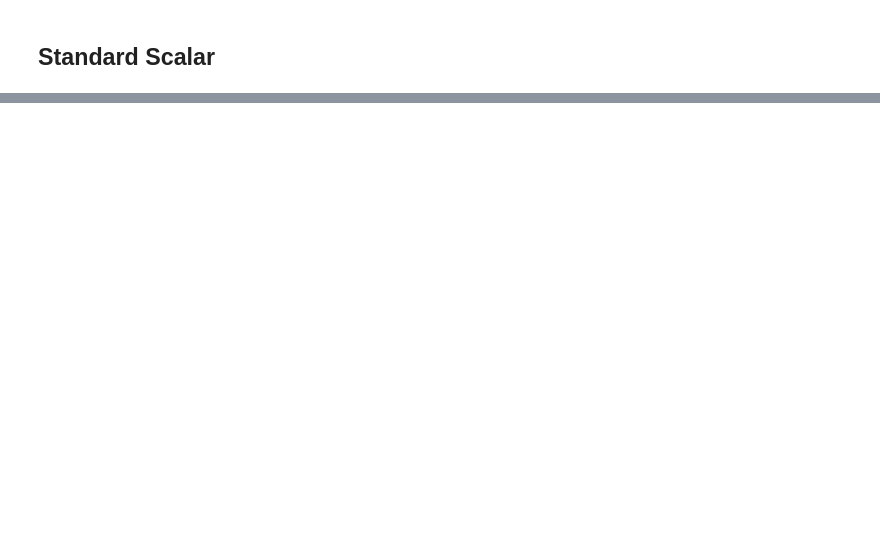
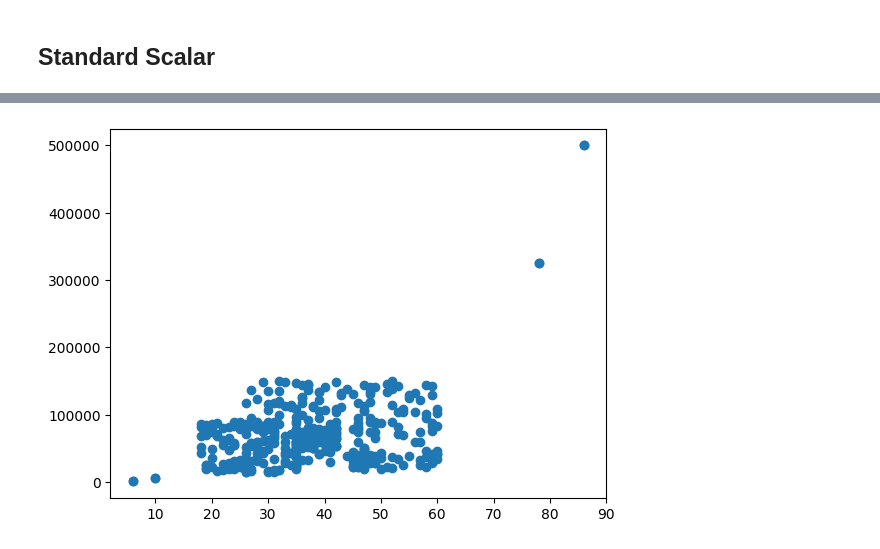
Before and after one commit to HaiderRasoolQadri/ml-journey-and-projects, a Jupyter notebook: Feature Scaling/Standardization/standardization.ipynb, the cells around one changed output, grey strips where cells are left out. Cells and saved outputs as stored; diff of their text form; code cells hidden in the pictures; blank space fills up the shorter version.

```diff
--- a/Feature Scaling/Standardization/standardization.ipynb
+++ b/Feature Scaling/Standardization/standardization.ipynb
@@ -68,0 +185,13 @@ X_test_transformed = ss.transform(X_test)
+# %%
+# Lets add some outliers in the data
+df = pd.concat([df, pd.DataFrame({
+    'Age': [6, 78, 86, 10],
+    'EstimatedSalary': [1000, 325000, 500000, 6000],
+    'Purchased': [0, 1, 1, 0]})],
+    ignore_index = True)
+# %%
+# Lets have a scatter plot
+plt.scatter(df['Age'], df['EstimatedSalary'])
+plt.show()
+# %% [output]
+[figure, added]
```
Also changed, not shown: parts of 19 cells of this notebook.
